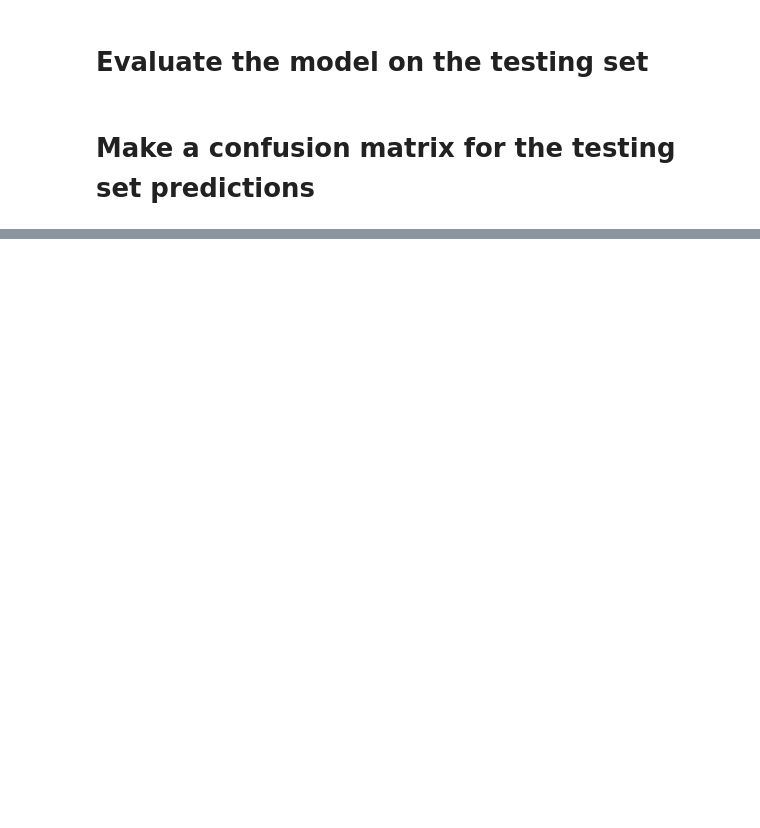
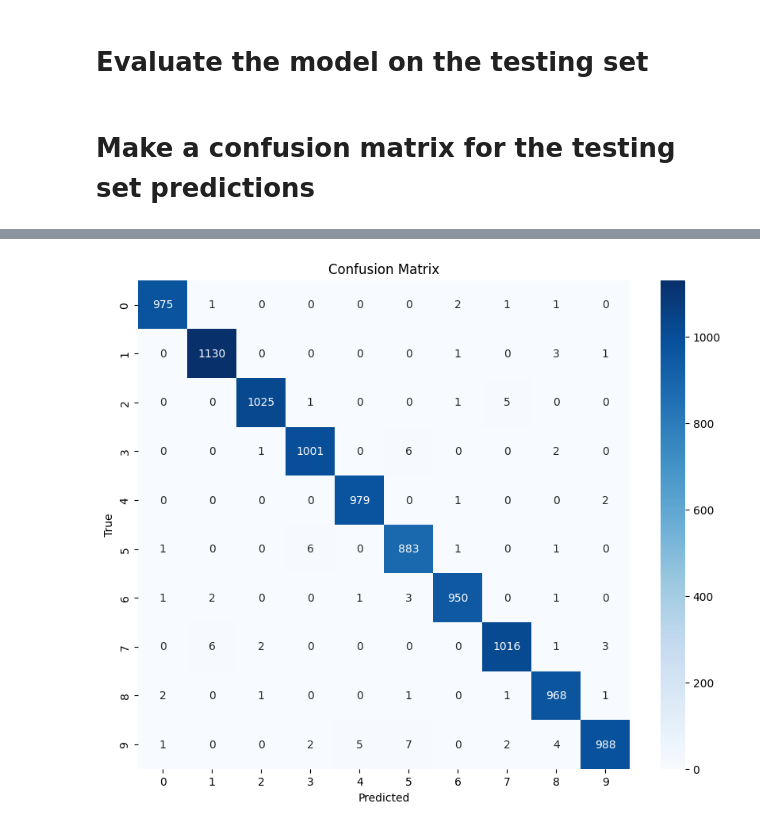
Before and after one commit to Midun32/FDSFE_AAdesola, a Jupyter notebook: CodesInClass/Copy_of_FDSfE_cnn_28nov23.ipynb, the cells around one changed output, grey strips where cells are left out. Drawn from its saved outputs; the diff is of its cells as text; code cells hidden in the pictures; blank space fills up the shorter version.

```diff
--- a/CodesInClass/Copy_of_FDSfE_cnn_28nov23.ipynb
+++ b/CodesInClass/Copy_of_FDSfE_cnn_28nov23.ipynb
@@ -300,0 +329,6 @@ plot_cm(cm, labels)
+# %%
+pred = model.predict(xnr_test)
+y_pred = np.argmax(pred, axis=1)
+y_true = np.argmax(yoh_test, axis=1)
+cm = confusion_matrix(y_true, y_pred)
+cm
@@ -300,0 +349,11 @@ plot_cm(cm, labels)
+# %%
+labels = np.arange(10)
+# plot_cm(cm, labels)
+plt.figure(figsize=(10, 8))
+sns.heatmap(cm, annot=True, fmt='d', cmap='Blues', xticklabels=labels, yticklabels=labels)
+plt.xlabel('Predicted')
+plt.ylabel('True')
+plt.title('Confusion Matrix')
+plt.show()
+# %% [output]
+[figure, added]
```
Also changed, not shown: parts of 10 cells of this notebook.
